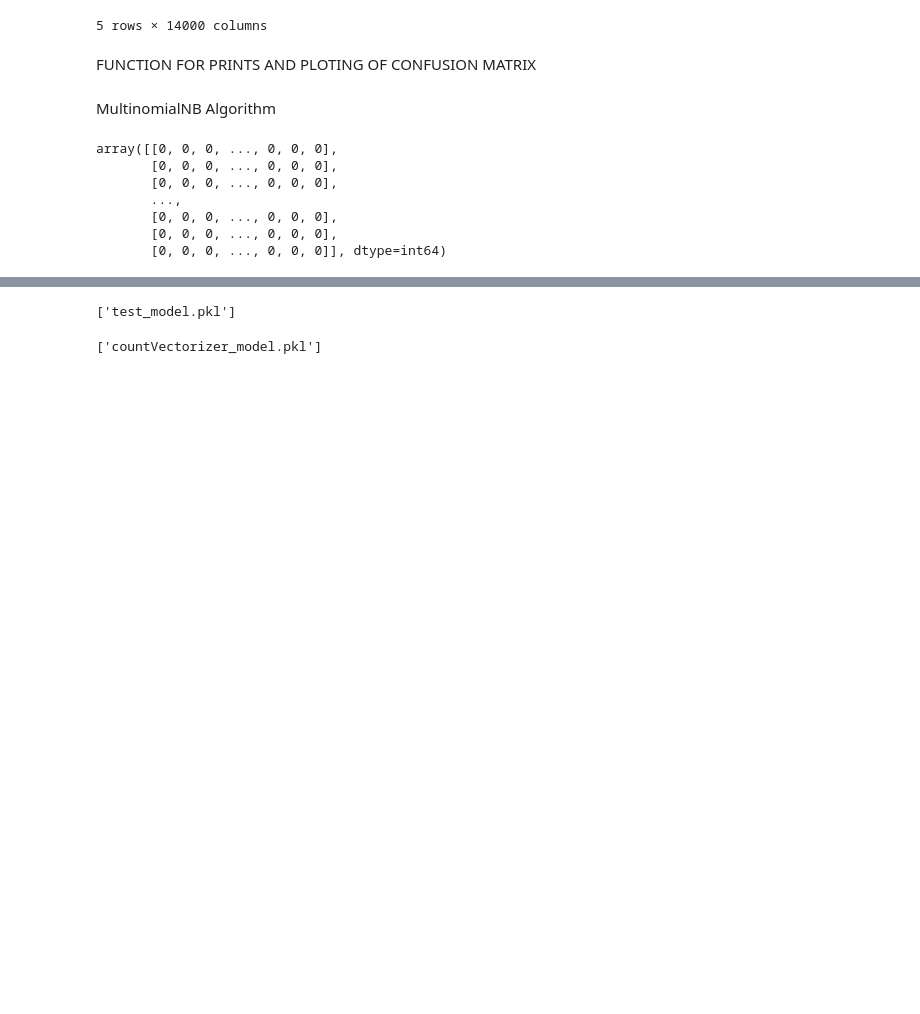
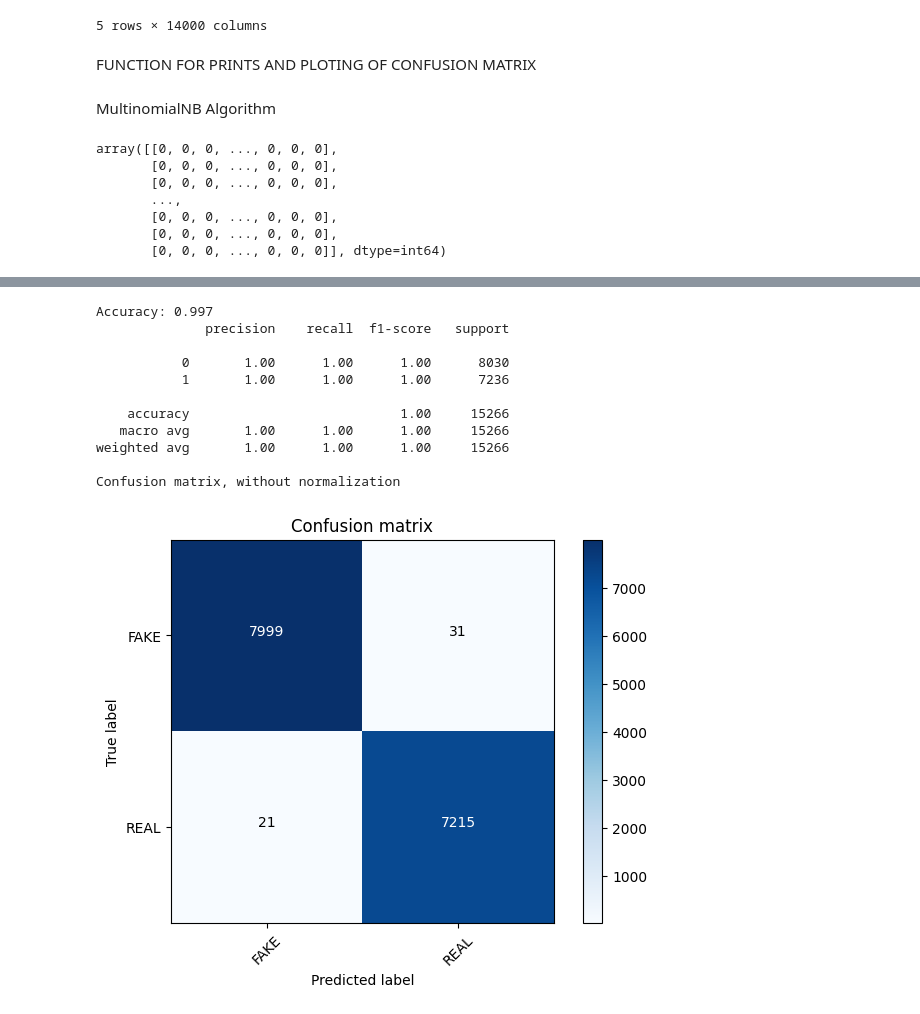
Before and after one commit to aman879/FakeNewsDetection-using-NLP-and-Blockchain, a Jupyter notebook: FakeNewsDetection.ipynb, the cells around one changed output, grey strips where cells are left out. Cells and saved outputs as stored; diff of their text form; code cells hidden in the pictures; blank space fills up the shorter version.

```diff
--- a/FakeNewsDetection.ipynb
+++ b/FakeNewsDetection.ipynb
@@ -345,10 +398,29 @@ Confusion matrix, without normalization
+# %%
+from sklearn.tree import DecisionTreeClassifier
+classifier = DecisionTreeClassifier(random_state=10)
+# %%
+from sklearn.metrics import classification_report
+dt_model = classifier.fit(X_train, y_train)
+pred = dt_model.predict(X_test)
+score = metrics.accuracy_score(y_test, pred)
+print("Accuracy: %0.3f" % score)
+cm = metrics.confusion_matrix(y_test, pred)
+print(classification_report(y_test, pred))
+plot_confusion_matrix(cm, classes=['FAKE', 'REAL'])
+# %% [output]
+Accuracy: 0.997
+              precision    recall  f1-score   support
+
+           0       1.00      1.00      1.00      8030
+           1       1.00      1.00      1.00      7236
+
+    accuracy                           1.00     15266
+   macro avg       1.00      1.00      1.00     15266
+weighted avg       1.00      1.00      1.00     15266
+
+Confusion matrix, without normalization
+[figure, added]
 # %%
 import joblib
 
-joblib.dump(MultinomialNBModel, 'test_model.pkl')
+joblib.dump(rf_model, 'model.pkl')
-# %% [output]
-['test_model.pkl']
-# %%
-joblib.dump(cv, 'countVectorizer_model.pkl')
-# %% [output]
-['countVectorizer_model.pkl']
```
Also changed, not shown: parts of 18 cells of this notebook, 3 other files.
